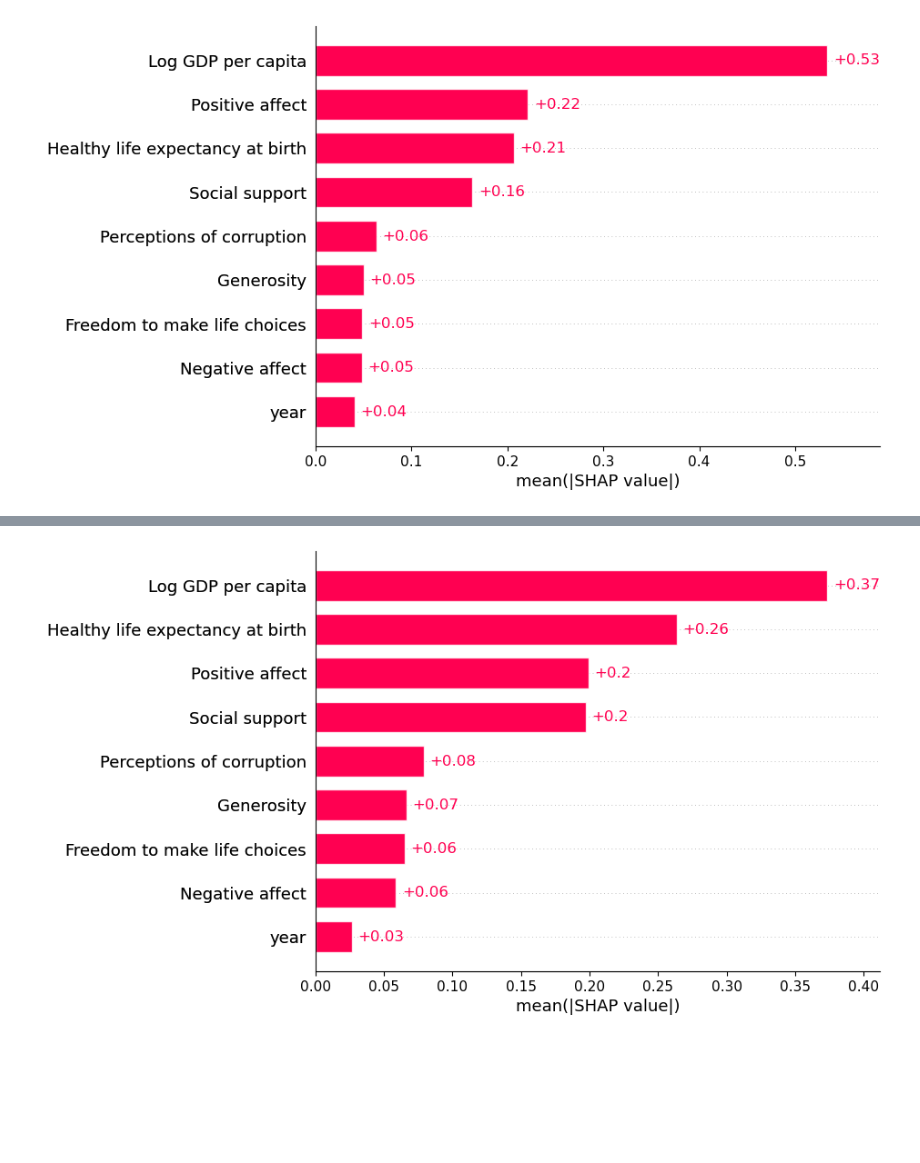
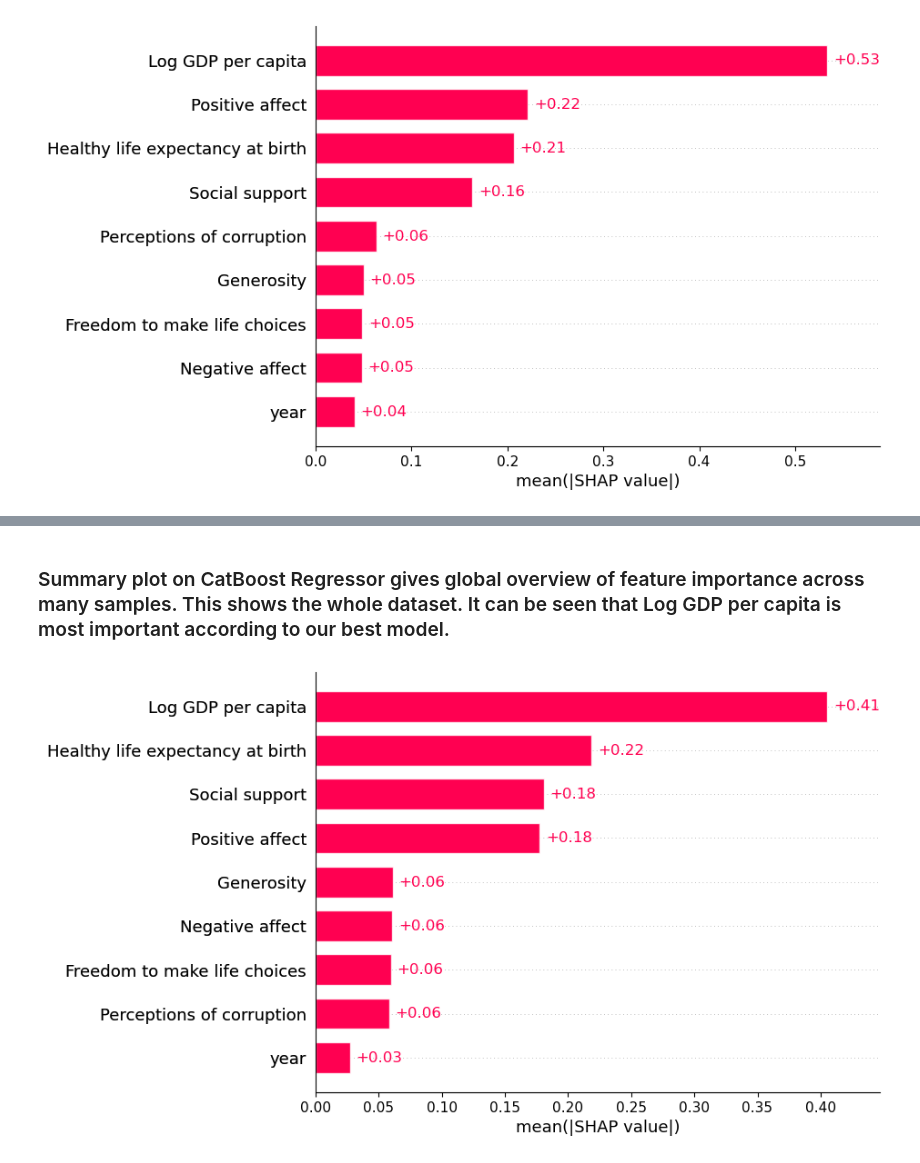
Before and after one commit to kenklabnik/september-jam, a Jupyter notebook: Sohini shap.ipynb, the cells around one changed output, grey strips where cells are left out. Cells and saved outputs as stored; diff of their text form; code cells hidden in the pictures; blank space fills up the shorter version.

Commit message:
updated shap

```diff
--- a/Sohini shap.ipynb
+++ b/Sohini shap.ipynb
@@ -793,6 +789,7 @@ Hyperparameter importances:
 # %%
 from sklearn.metrics import r2_score
-best_model = CatBoostRegressor(n_estimators= 180, max_depth= 7)
+from catboost import CatBoostRegressor
+best_model = CatBoostRegressor(n_estimators= 190, max_depth= 8)
 best_model.fit(features_train, target_train)
 pred_test = best_model.predict(features_test)
 score = r2_score(pred_test, target_test)
@@ -843,11 +858,8 @@ shap.plots.bar(shap_values)
 # %%
-#features_test = pd.DataFrame(features_test)
 
-# feature_names = features_test.columns.names
-# Calculating SHAP values
 model2 = CatBoostRegressor().fit(features_train, target_train)
 
-explainer = shap.Explainer(model2)
-shap_values = explainer(features_test)
+explainer = shap.Explainer(model2, features_train)
+shap_values_cbr = explainer(features_test, check_additivity=False)
 # %% [output]
 Learning rate set to 0.044626
@@ -887,4 +894,6 @@ shap.summary_plot(shap_values, features_test)
+# %% [markdown]
+### Summary plot on CatBoost Regressor gives global overview of feature importance across many samples. This shows the whole dataset. It can be seen that Log GDP per capita is most important according to our best model.
 # %%
-shap.plots.bar(shap_values)
+shap.plots.bar(shap_values_cbr)
 # %% [output]
-[figure, old version]
+[figure, new version]
```
Also changed, not shown: parts of 33 cells of this notebook, 3 other files.
